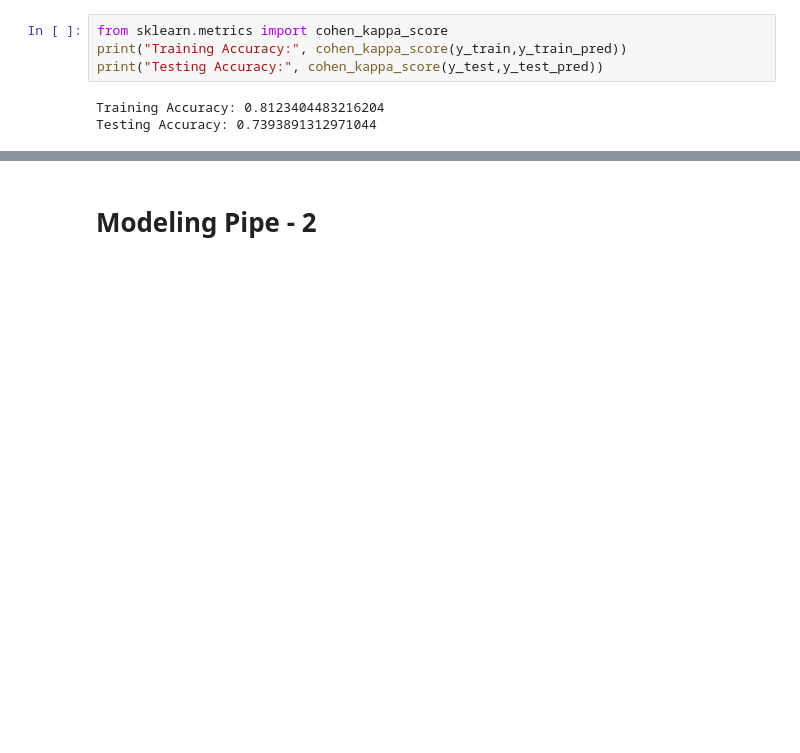
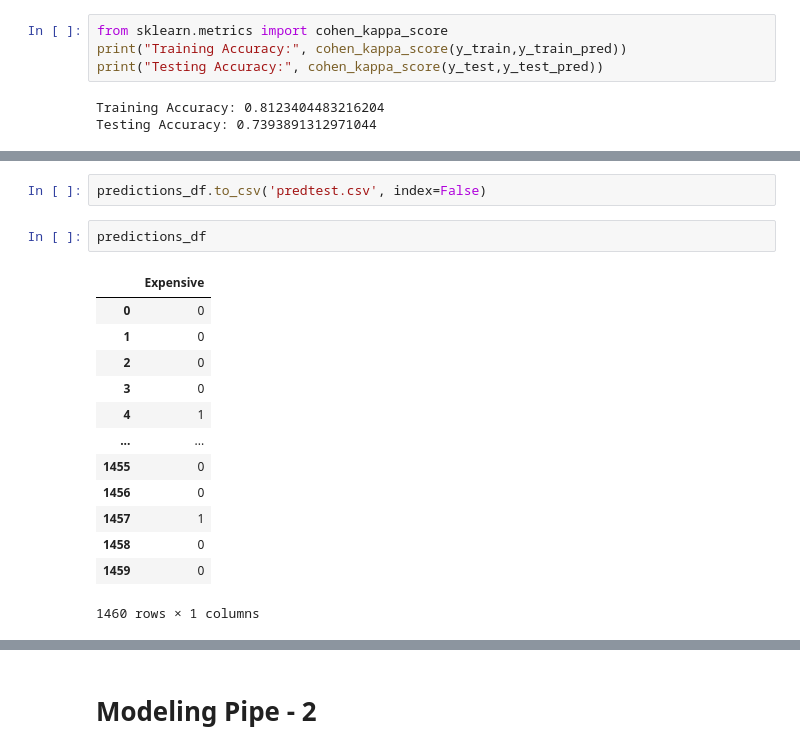
Before and after one commit to FindWhatYou/supervised_learning_project, a Jupyter notebook: 10_spontaneous_submission-challenge.ipynb, the cells around one changed output, grey strips where cells are left out. Cells and saved outputs as stored; diff of their text form; blank space fills up the shorter version.

```diff
--- a/10_spontaneous_submission-challenge.ipynb
+++ b/10_spontaneous_submission-challenge.ipynb
@@ -211,0 +246,18 @@ Testing Accuracy: 0.7393891312971044
+# %%
+predictions_df.to_csv('predtest.csv', index=False)
+# %%
+predictions_df
+# %% [output]
+|  | Expensive |
+| 0 | 0 |
+| 1 | 0 |
+| 2 | 0 |
+| 3 | 0 |
+| 4 | 1 |
+| ... | ... |
+| 1455 | 0 |
+| 1456 | 0 |
+| 1457 | 1 |
+| 1458 | 0 |
+| 1459 | 0 |
+1460 rows × 1 columns
```
Also changed, not shown: parts of 9 cells of this notebook.
